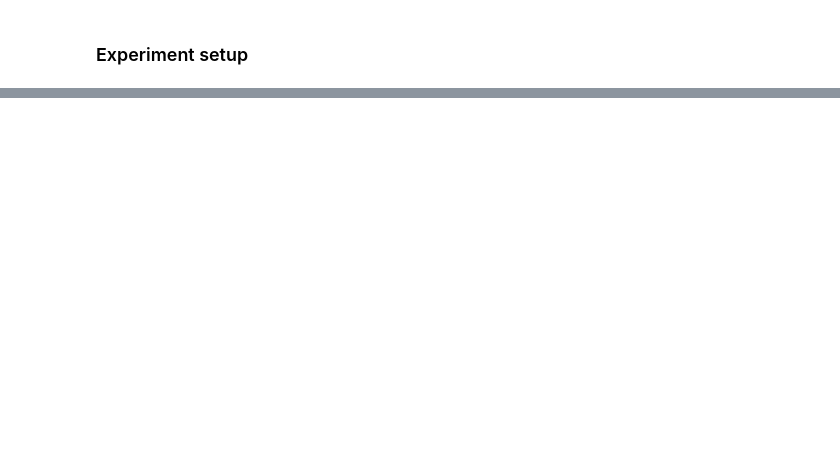
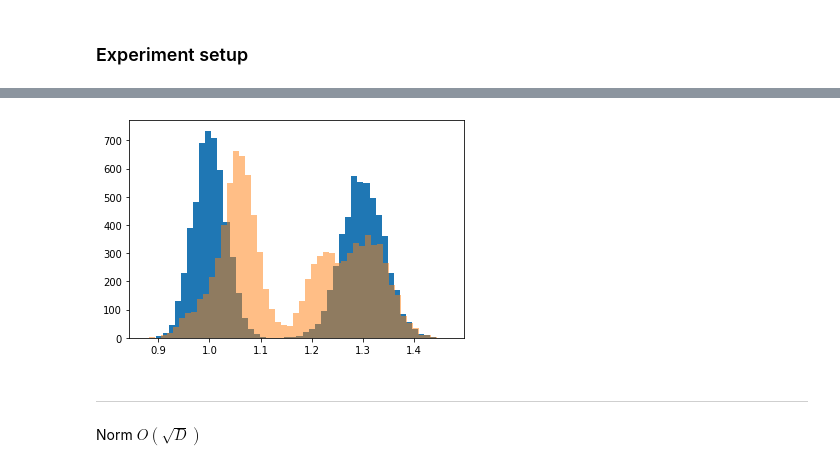
Before and after one commit to GilgameshxZero/adversarial-ntks, a Jupyter notebook: notebooks/adv-spheres/gaussian-v1.ipynb, the cells around one changed output, grey strips where cells are left out. Cells and saved outputs as stored; diff of their text form; code cells hidden in the pictures; blank space fills up the shorter version.

Commit message:
Redo adv-sphere gaussian experiments

```diff
--- a/notebooks/adv-spheres/gaussian-v1.ipynb
+++ b/notebooks/adv-spheres/gaussian-v1.ipynb
@@ -69,6 +71,14 @@ def run_experiment(
     num_test=10 ** 4,
     seed=42
 ):
+    """
+    Default values for num_train and num_test are size of CIFAR10 dataset.
+
+    Keras code derived from https://keras.io/examples/vision/mnist_convnet/.
+
+    ART code derived from https://github.com/Trusted-AI/adversarial-robustness-toolbox/blob/main/notebooks/adversarial_retraining.ipynb
+    and https://github.com/Trusted-AI/adversarial-robustness-toolbox/issues/238.
+    """
     np.random.seed(seed)
     tf.random.set_seed(seed)
 
@@ -87,7 +97,7 @@ def run_experiment(
         + model_layers
     )
     model.compile(
-        loss="SparseCategoricalCrossentropy",
+        loss=keras.losses.SparseCategoricalCrossentropy(from_logits=True),
         optimizer="adam",
         metrics=["accuracy"]
     )
@@ -96,15 +106,16 @@ def run_experiment(
         y_train,
         batch_size=train_batch_size,
         epochs=train_epochs,
-        validation_split=0.1,
-        verbose=1,
+        validation_data=(x_test, y_test),
+        verbose=2,
     )
+    model.trainable = False
 
     art_model = TensorFlowV2Classifier(
         model=model,
         input_shape=x_test[0].shape,
         nb_classes=2,
-        loss_object=keras.losses.SparseCategoricalCrossentropy(),
+        loss_object=keras.losses.SparseCategoricalCrossentropy(from_logits=True),
         clip_values=[-x_test.max(), x_test.max()],
     )
     art_attack = ProjectedGradientDescent(
@@ -138,0 +154,18 @@ def run_experiment(
+# %%
+%%time
+D = 500
+res = run_experiment(
+    dim=D,
+    s1=1.0 / np.sqrt(D), s2=1.3 / np.sqrt(D),
+    model_layers=[
+        layers.Dense(1000, activation="relu"),
+        layers.Dense(1000, activation="relu"),
+        layers.Dense(2),
+    ],
+    train_batch_size=128,
+    train_epochs=10,
+    attack_norm=2,
+    attack_eps=0.1,
+    attack_eps_step=0.01,
+    attack_iters=20,
+)
@@ -138,0 +199,9 @@ def run_experiment(
+# %%
+plt.hist(np.linalg.norm(res["test_data"][0], ord=2, axis=-1), bins=50, label="x_test");
+plt.hist(np.linalg.norm(res["x_test_adv"], ord=2, axis=-1), bins=50, label="x_test_adv", alpha=0.5);
+# %% [output]
+[figure, added]
+# %% [markdown]
+---
+# %% [markdown]
+Norm $O(\sqrt{D})$
```
Also changed, not shown: parts of 18 cells of this notebook.
